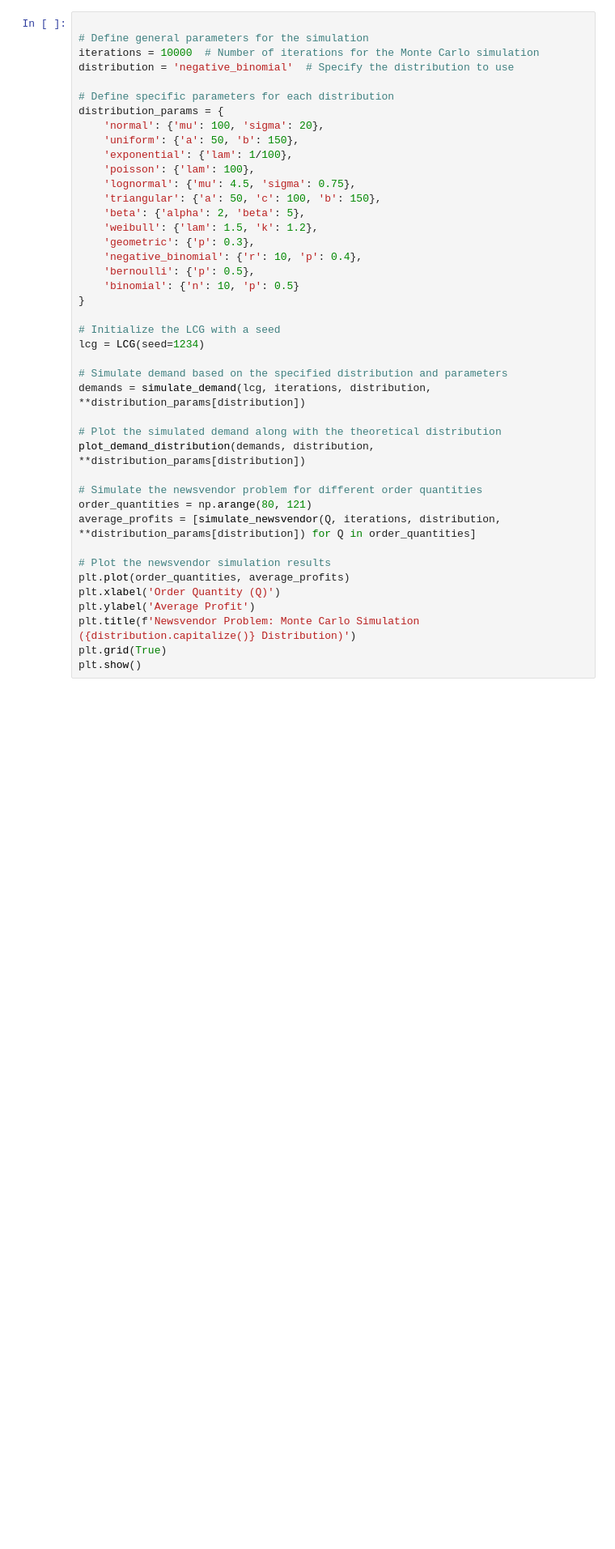
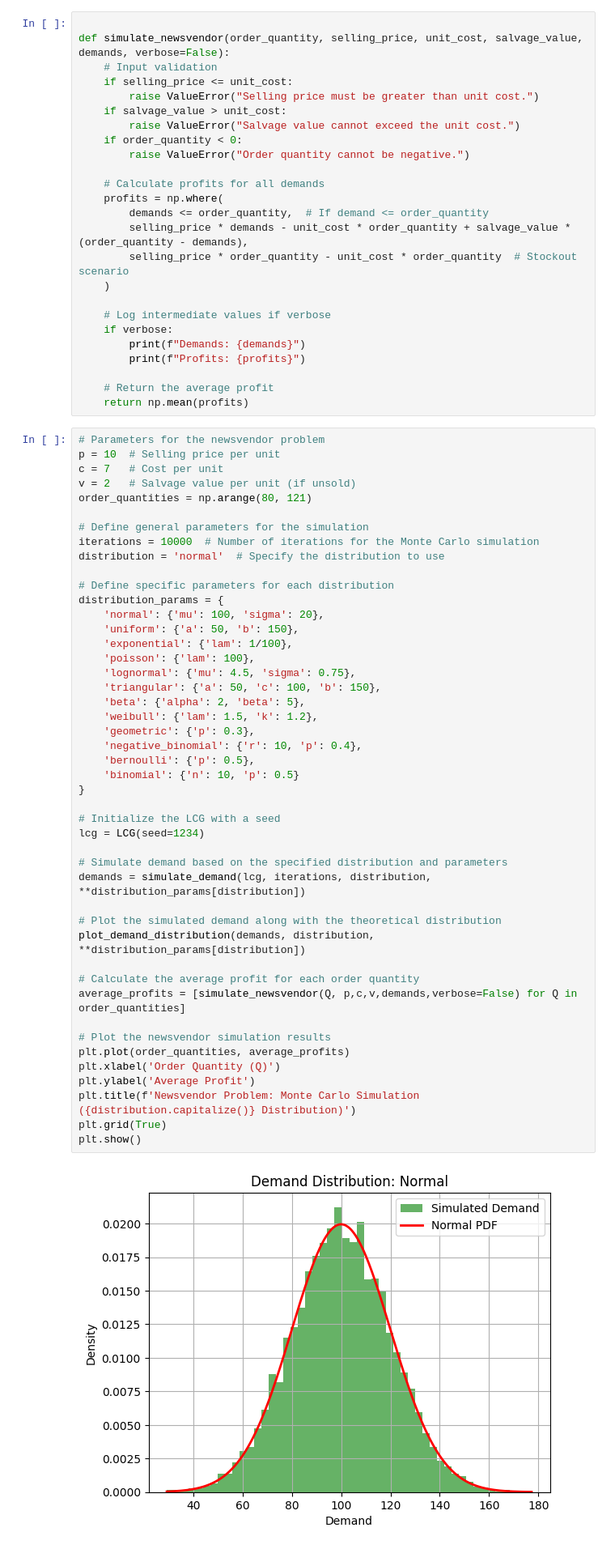
Before and after one commit to camachomauricio/Simulation-ISYE-6644, a Jupyter notebook: JupyterNBs/app_v2.ipynb, the cells around one changed output. Shown: that part at 81% size. Drawn from its saved outputs; the diff is of its cells as text; blank space fills up the shorter version.

```diff
--- a/JupyterNBs/app_v2.ipynb
+++ b/JupyterNBs/app_v2.ipynb
@@ -195,8 +230,38 @@ def simulate_newsvendor(Q, iterations, distribution='normal', **kwargs):
+# %%
+
+def simulate_newsvendor(order_quantity, selling_price, unit_cost, salvage_value, demands, verbose=False):
+    # Input validation
+    if selling_price <= unit_cost:
+        raise ValueError("Selling price must be greater than unit cost.")
+    if salvage_value > unit_cost:
+        raise ValueError("Salvage value cannot exceed the unit cost.")
+    if order_quantity < 0:
+        raise ValueError("Order quantity cannot be negative.")
+
+    # Calculate profits for all demands
+    profits = np.where(
+        demands <= order_quantity,  # If demand <= order_quantity
+        selling_price * demands - unit_cost * order_quantity + salvage_value * (order_quantity - demands),
+        selling_price * order_quantity - unit_cost * order_quantity  # Stockout scenario
+    )
+
+    # Log intermediate values if verbose
+    if verbose:
+        print(f"Demands: {demands}")
+        print(f"Profits: {profits}")
+
+    # Return the average profit
+    return np.mean(profits)
 # %%
+# Parameters for the newsvendor problem
+p = 10  # Selling price per unit
+c = 7   # Cost per unit
+v = 2   # Salvage value per unit (if unsold)
+order_quantities = np.arange(80, 121)
 
 # Define general parameters for the simulation
 iterations = 10000  # Number of iterations for the Monte Carlo simulation
-distribution = 'negative_binomial'  # Specify the distribution to use
+distribution = 'normal'  # Specify the distribution to use
 
 # Define specific parameters for each distribution
 distribution_params = {
@@ -204,33 +269,34 @@ distribution_params = {
     'uniform': {'a': 50, 'b': 150},
     'exponential': {'lam': 1/100},
     'poisson': {'lam': 100},
     'lognormal': {'mu': 4.5, 'sigma': 0.75},
     'triangular': {'a': 50, 'c': 100, 'b': 150},
     'beta': {'alpha': 2, 'beta': 5},
     'weibull': {'lam': 1.5, 'k': 1.2},
     'geometric': {'p': 0.3},
     'negative_binomial': {'r': 10, 'p': 0.4},
     'bernoulli': {'p': 0.5},
     'binomial': {'n': 10, 'p': 0.5}
 }
 
 # Initialize the LCG with a seed
 lcg = LCG(seed=1234)
 
 # Simulate demand based on the specified distribution and parameters
 demands = simulate_demand(lcg, iterations, distribution, **distribution_params[distribution])
 
 # Plot the simulated demand along with the theoretical distribution
 plot_demand_distribution(demands, distribution, **distribution_params[distribution])
 
-# Simulate the newsvendor problem for different order quantities
-order_quantities = np.arange(80, 121)
-average_profits = [simulate_newsvendor(Q, iterations, distribution, **distribution_params[distribution]) for Q in order_quantities]
+# Calculate the average profit for each order quantity
+average_profits = [simulate_newsvendor(Q, p,c,v,demands,verbose=False) for Q in order_quantities]
 
 # Plot the newsvendor simulation results
 plt.plot(order_quantities, average_profits)
 plt.xlabel('Order Quantity (Q)')
 plt.ylabel('Average Profit')
 plt.title(f'Newsvendor Problem: Monte Carlo Simulation ({distribution.capitalize()} Distribution)')
 plt.grid(True)
 plt.show()
+# %% [output]
+[figure, added]
```
Also changed, not shown: parts of 6 cells of this notebook.
